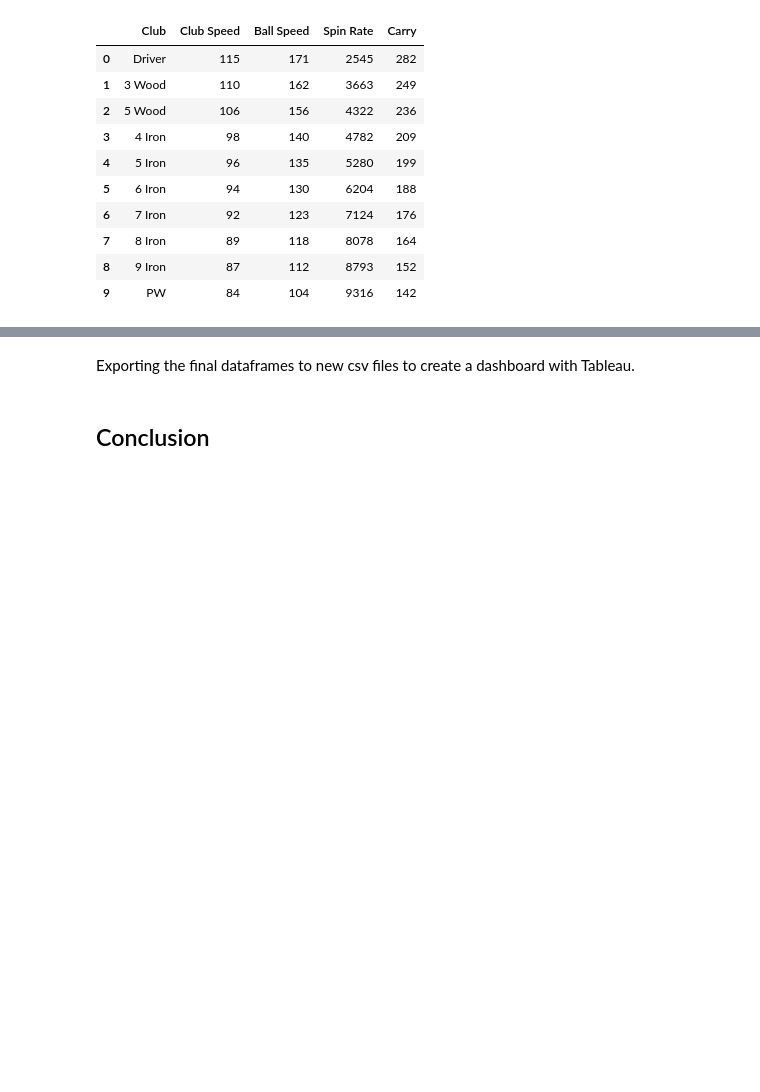
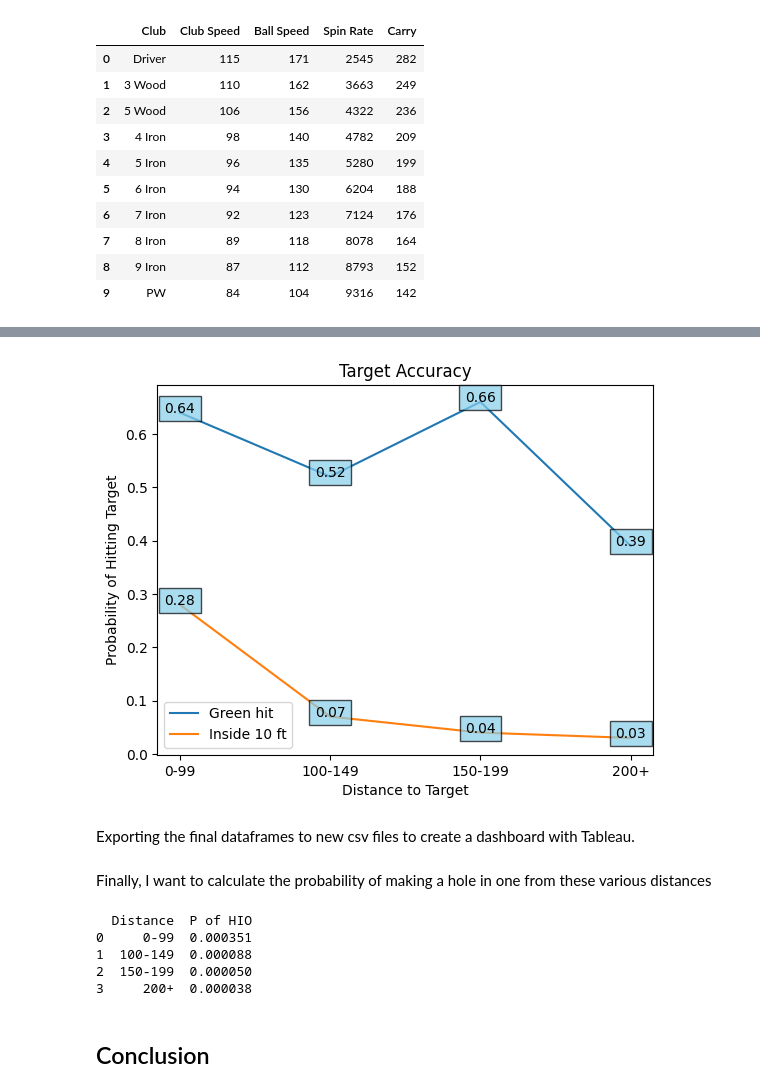
Before and after one commit to joja4479/Golf-Shot-Analysis, a Jupyter notebook: golf_shot_analysis.ipynb, the cells around one changed output, grey strips where cells are left out. Cells and saved outputs as stored; diff of their text form; code cells hidden in the pictures; blank space fills up the shorter version.

```diff
--- a/golf_shot_analysis.ipynb
+++ b/golf_shot_analysis.ipynb
@@ -575,0 +539,11 @@ plt.show()
+# %%
+approach_data = {
+    "shots": [50, 271,287,136],
+    "greens hit": [32, 141, 188, 53],
+    "inside 10": [14, 20,11,4],
+    "Distance": ["0-99", "100-149", "150-199", "200+"]
+}
+
+approach_df = pd.DataFrame(approach_data)
+
+approach_df.head()
@@ -575,0 +556,5 @@ plt.show()
+# %%
+approach_df['green hit prob'] = round(approach_df['greens hit'] / approach_df['shots'], 2)
+approach_df['inside 10 prob'] = round(approach_df['inside 10'] / approach_df['shots'], 2)
+
+approach_df.head()
@@ -576,6 +567,20 @@ plt.show()
+# %%
+plt.plot(approach_df['Distance'], approach_df['green hit prob'])
+plt.plot(approach_df['Distance'], approach_df['inside 10 prob'])
+plt.xlabel('Distance to Target')
+plt.ylabel('Probability of Hitting Target')
+plt.title('Target Accuracy')
+addlabels(approach_df['Distance'], approach_df['green hit prob'])
+addlabels(approach_df['Distance'], approach_df['inside 10 prob'])
+plt.legend(["Green hit", "Inside 10 ft"], loc="lower left")
+plt.show()
+# %% [output]
+[figure, new version]
 # %% [markdown]
 Exporting the final dataframes to new csv files to create a dashboard with Tableau.
 # %%
 pro_df.to_csv('shot_csvs/output/pro_stats.csv')
 approach_df.to_csv('shot_csvs/output/approach_stats.csv')
 df.to_csv('shot_csvs/output/combined_and_cleaned.csv')
+# %% [markdown]
+Finally, I want to calculate the probability of making a hole in one from these various distances
@@ -582,3 +610,11 @@ df.to_csv('shot_csvs/output/combined_and_cleaned.csv')
+# %%
+calculateHoleInOneProb(approach_df)
+# %% [output]
+  Distance  P of HIO
+0     0-99  0.000351
+1  100-149  0.000088
+2  150-199  0.000050
+3     200+  0.000038
 # %% [markdown]
 ## Conclusion
 # %% [markdown]
```
Also changed, not shown: parts of 24 cells of this notebook.
